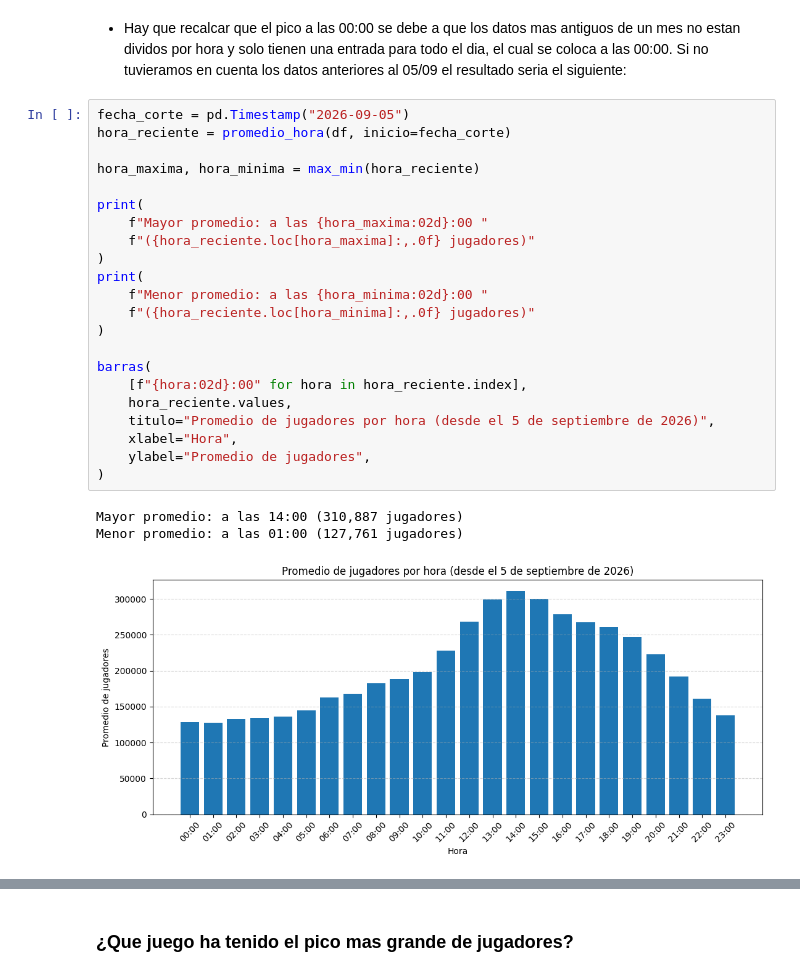
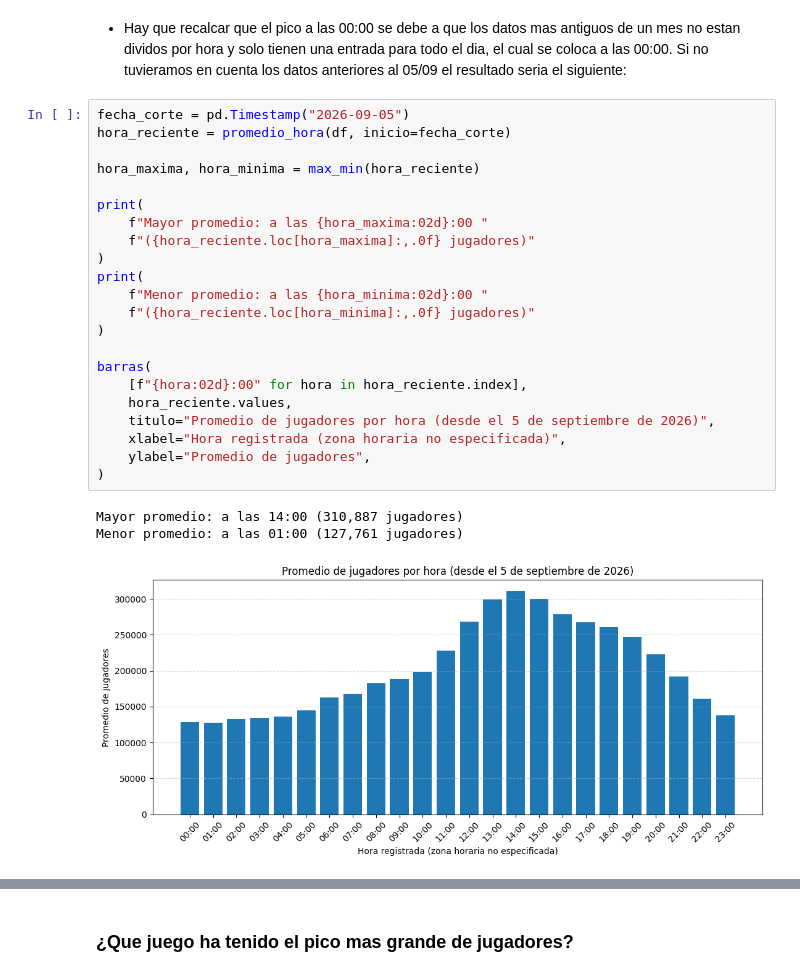
Before and after one commit to ai-somorrostro/Grupo2, a Jupyter notebook: SBD/steam_notebook.ipynb, the cells around one changed output, grey strips where cells are left out. Cells and saved outputs as stored; diff of their text form.

```diff
--- a/SBD/steam_notebook.ipynb
+++ b/SBD/steam_notebook.ipynb
@@ -526,26 +549,26 @@ Menor promedio: a las 01:00 (127,761 jugadores)
 # %%
 fecha_corte = pd.Timestamp("2026-09-05")
 hora_reciente = promedio_hora(df, inicio=fecha_corte)
 
 hora_maxima, hora_minima = max_min(hora_reciente)
 
 print(
     f"Mayor promedio: a las {hora_maxima:02d}:00 "
     f"({hora_reciente.loc[hora_maxima]:,.0f} jugadores)"
 )
 print(
     f"Menor promedio: a las {hora_minima:02d}:00 "
     f"({hora_reciente.loc[hora_minima]:,.0f} jugadores)"
 )
 
 barras(
     [f"{hora:02d}:00" for hora in hora_reciente.index],
     hora_reciente.values,
     titulo="Promedio de jugadores por hora (desde el 5 de septiembre de 2026)",
-    xlabel="Hora",
+    xlabel="Hora registrada (zona horaria no especificada)",
     ylabel="Promedio de jugadores",
 )
 # %% [output]
 Mayor promedio: a las 14:00 (310,887 jugadores)
 Menor promedio: a las 01:00 (127,761 jugadores)
-[figure, old version]
+[figure, new version]
```
Also changed, not shown: parts of 32 cells of this notebook, 8 other files.
